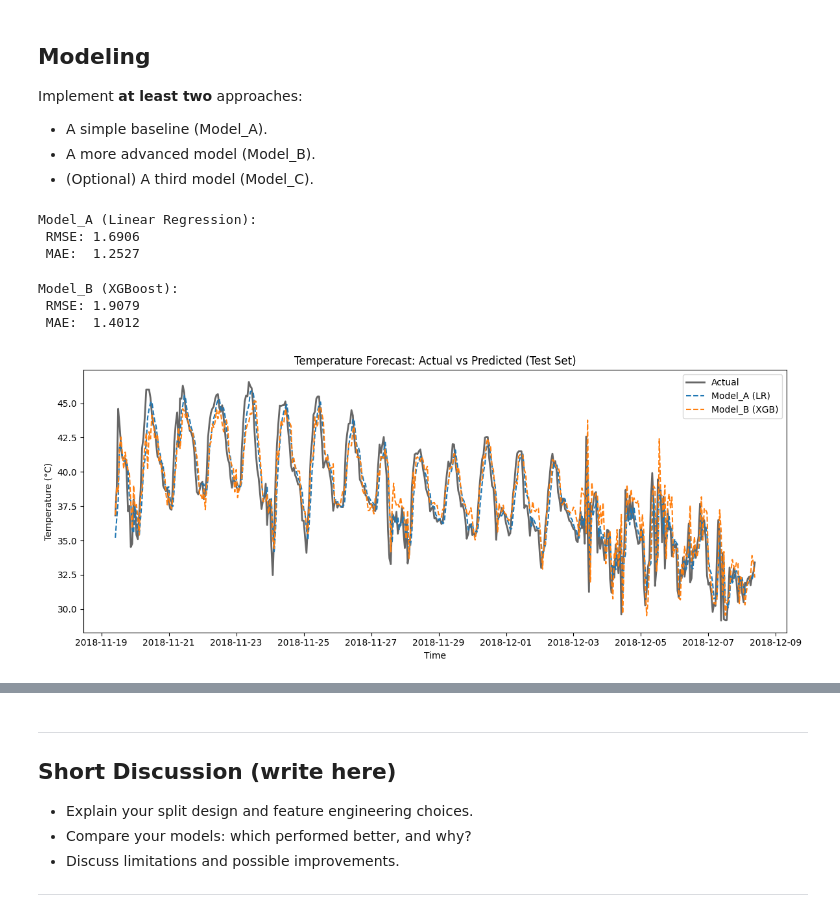
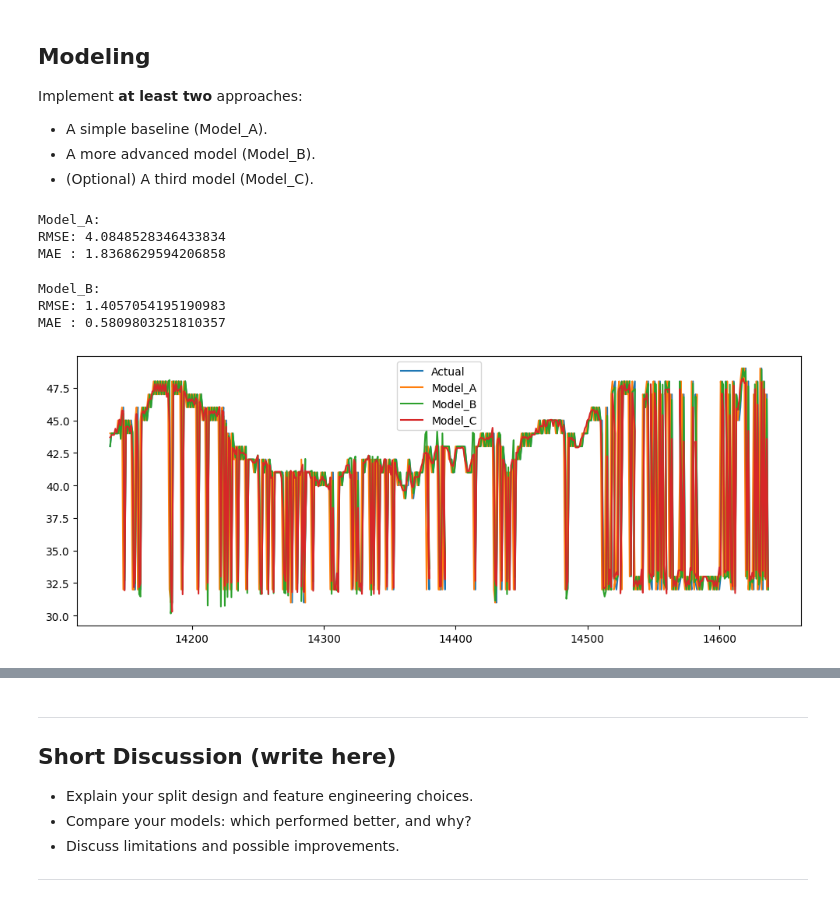
Before and after one commit to sirius70/NLP_HW4, a Jupyter notebook: IE7275_Project_Assessment_2.ipynb, the cells around one changed output, grey strips where cells are left out. Saved outputs shown, nothing was run; the diff lists cells and outputs as text; code cells hidden in the pictures.

```diff
--- a/IE7275_Project_Assessment_2.ipynb
+++ b/IE7275_Project_Assessment_2.ipynb
@@ -259,74 +244,72 @@ def mae(y_true, y_pred):
 # pred_A = ...
 # print("Model_A:", rmse(y_test, pred_A), mae(y_test, pred_A))
 
-from sklearn.linear_model import LinearRegression
+# Naïve baseline: previous value as prediction
+# Predict previous value (lag-1 baseline)
+pred_A = X_test["lag_1"].values
 
-# Initialize and train
-model_a_lr = LinearRegression()
-model_a_lr.fit(X_train, y_train)
-
-# Predict
-pred_A = model_a_lr.predict(X_test)
-
-print("Model_A (Linear Regression):")
-print(f" RMSE: {rmse(y_test, pred_A):.4f}")
-print(f" MAE:  {mae(y_test, pred_A):.4f}")
+print("Model_A:")
+print("RMSE:", rmse(y_test, pred_A))
+print("MAE :", mae(y_test, pred_A))
 # %% [output]
-Model_A (Linear Regression):
- RMSE: 1.6906
- MAE:  1.2527
+Model_A:
+RMSE: 4.0848528346433834
+MAE : 1.8368629594206858
 # %%
 # 8) YOUR CODE: Second model (Model_B)
 # pred_B = ...
 # print("Model_B:", rmse(y_test, pred_B), mae(y_test, pred_B))
 
-from xgboost import XGBRegressor
+from sklearn.ensemble import RandomForestRegressor
 
-# Initialize and train
-model_b_xgb = XGBRegressor(n_estimators=100, learning_rate=0.05, max_depth=5, random_state=RNG)
-model_b_xgb.fit(X_train, y_train, eval_set=[(X_val, y_val)], verbose=False)
+model_B = RandomForestRegressor(n_estimators=100, random_state=42)
+model_B.fit(X_train, y_train)
 
-# Predict
-pred_B = model_b_xgb.predict(X_test)
+pred_B = model_B.predict(X_test)
 
-print("Model_B (XGBoost):")
-print(f" RMSE: {rmse(y_test, pred_B):.4f}")
-print(f" MAE:  {mae(y_test, pred_B):.4f}")
+print("Model_B:")
+print("RMSE:", rmse(y_test, pred_B))
+print("MAE :", mae(y_test, pred_B))
 # %% [output]
-Model_B (XGBoost):
- RMSE: 1.9079
- MAE:  1.4012
+Model_B:
+RMSE: 1.4057054195190983
+MAE : 0.5809803251810357
 # %%
 # 9) (Optional) Third model (Model_C)
 # pred_C = ...
+
+from sklearn.ensemble import GradientBoostingRegressor
+
+model_C = GradientBoostingRegressor()
+model_C.fit(X_train, y_train)
+
+pred_C = model_C.predict(X_test)
 # %%
 # 10) Plot forecasts vs actuals
 # sl = slice(0, min(500, len(y_test)))
 # plt.figure(figsize=(10,4))
 # plt.plot(y_test.index[sl], y_test.values[sl], label="Actual")
 # if 'pred_A' in globals(): plt.plot(y_test.index[sl], np.array(pred_A)[sl], label="Model_A")
 # if 'pred_B' in globals(): plt.plot(y_test.index[sl], np.array(pred_B)[sl], label="Model_B")
 # if 'pred_C' in globals(): plt.plot(y_test.index[sl], np.array(pred_C)[sl], label="Model_C")
 # plt.legend(); plt.tight_layout(); plt.show()
 
 sl = slice(0, min(500, len(y_test)))
-plt.figure(figsize=(12, 5))
-plt.plot(y_test.index[sl], y_test.values[sl], label="Actual", color='black', alpha=0.6, linewidth=2)
 
-if 'pred_A' in locals() or 'pred_A' in globals():
-    plt.plot(y_test.index[sl], np.array(pred_A)[sl], label="Model_A (LR)", linestyle='--')
+plt.figure(figsize=(10,4))
+plt.plot(y_test.index[sl], y_test.values[sl], label="Actual")
 
-if 'pred_B' in locals() or 'pred_B' in globals():
-    plt.plot(y_test.index[sl], np.array(pred_B)[sl], label="Model_B (XGB)", linestyle='--')
+plt.plot(y_test.index[sl], pred_A[sl], label="Model_A")
+plt.plot(y_test.index[sl], pred_B[sl], label="Model_B")
 
-plt.title("Temperature Forecast: Actual vs Predicted (Test Set)")
-plt.ylabel("Temperature (°C)")
-plt.xlabel("Time")
+if 'pred_C' in globals():
+    plt.plot(y_test.index[sl], pred_C[sl], label="Model_C")
+
 plt.legend()
 plt.tight_layout()
 plt.show()
 # %% [output]
-[figure, old version]
+[figure, new version]
 # %%
 # 11) Summary (generic names only)
 results_summary = {}
```
Also changed, not shown: parts of 7 cells of this notebook.
